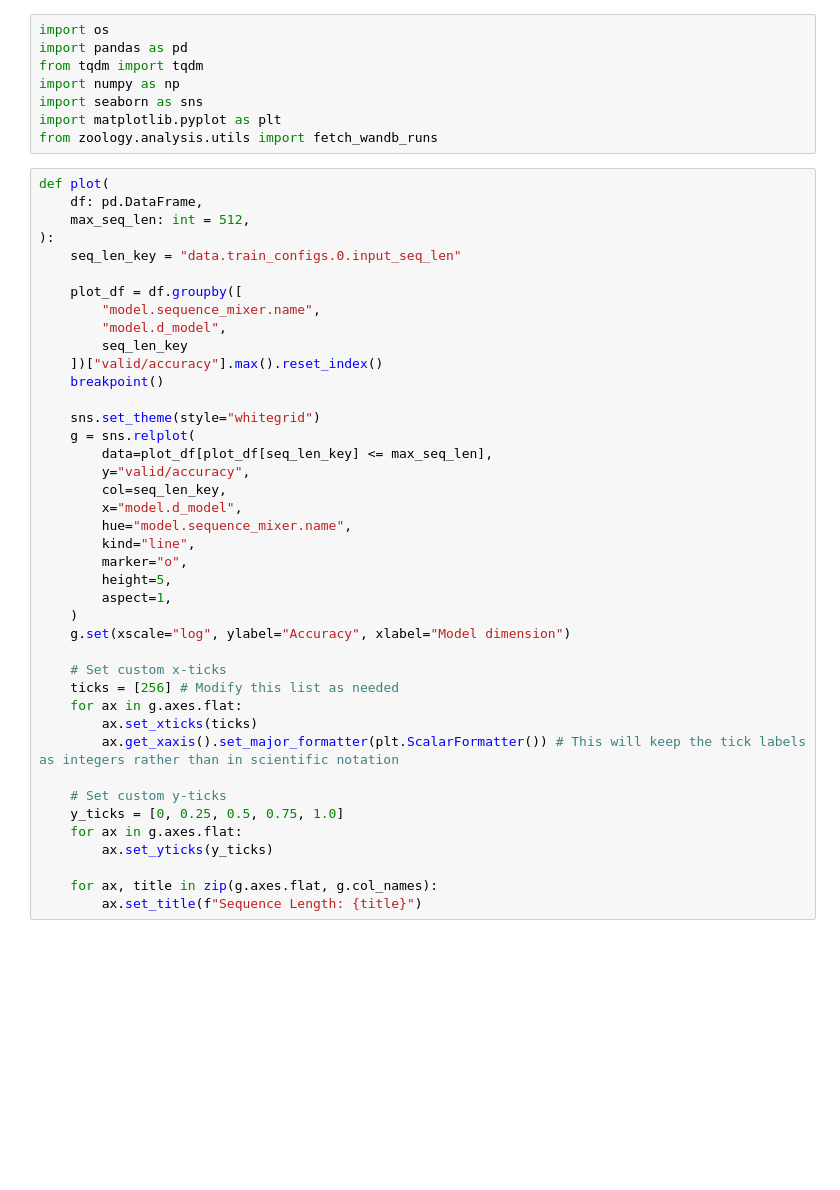
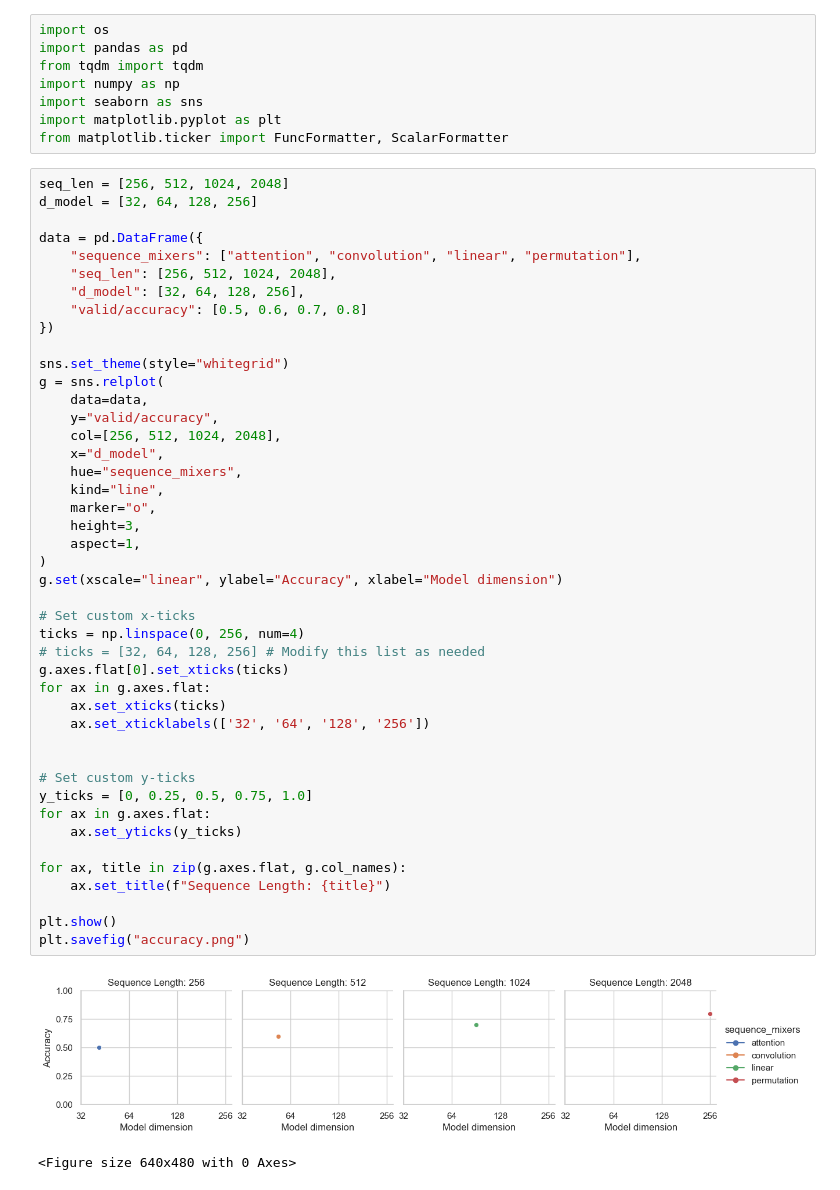
Before and after one commit to LoserCheems/Doge, a Jupyter notebook: evals/plot.ipynb, the cells around one changed output. Drawn from its saved outputs; the diff is of its cells as text; blank space fills up the shorter version.

```diff
--- a/evals/plot.ipynb
+++ b/evals/plot.ipynb
@@ -5,45 +5,51 @@ from tqdm import tqdm
 import numpy as np
 import seaborn as sns
 import matplotlib.pyplot as plt
-from zoology.analysis.utils import fetch_wandb_runs
+from matplotlib.ticker import FuncFormatter, ScalarFormatter
 # %%
-def plot(
-    df: pd.DataFrame,
-    max_seq_len: int = 512,
-):
-    seq_len_key = "data.train_configs.0.input_seq_len"
+seq_len = [256, 512, 1024, 2048]
+d_model = [32, 64, 128, 256]
 
-    plot_df = df.groupby([
-        "model.sequence_mixer.name",
-        "model.d_model",
-        seq_len_key
-    ])["valid/accuracy"].max().reset_index()
-    breakpoint()
+data = pd.DataFrame({
+    "sequence_mixers": ["attention", "convolution", "linear", "permutation"],
+    "seq_len": [256, 512, 1024, 2048],
+    "d_model": [32, 64, 128, 256],
+    "valid/accuracy": [0.5, 0.6, 0.7, 0.8]
+})
 
-    sns.set_theme(style="whitegrid")
-    g = sns.relplot(
-        data=plot_df[plot_df[seq_len_key] <= max_seq_len],
-        y="valid/accuracy",
-        col=seq_len_key,
-        x="model.d_model",
-        hue="model.sequence_mixer.name",
-        kind="line",
-        marker="o",
-        height=5,
-        aspect=1,
-    )
-    g.set(xscale="log", ylabel="Accuracy", xlabel="Model dimension")
+sns.set_theme(style="whitegrid")
+g = sns.relplot(
+    data=data,
+    y="valid/accuracy",
+    col=[256, 512, 1024, 2048],
+    x="d_model",
+    hue="sequence_mixers",
+    kind="line",
+    marker="o",
+    height=3,
+    aspect=1,
+)
+g.set(xscale="linear", ylabel="Accuracy", xlabel="Model dimension")
 
-    # Set custom x-ticks
-    ticks = [256] # Modify this list as needed
-    for ax in g.axes.flat:
-        ax.set_xticks(ticks)
-        ax.get_xaxis().set_major_formatter(plt.ScalarFormatter()) # This will keep the tick labels as integers rather than in scientific notation
+# Set custom x-ticks
+ticks = np.linspace(0, 256, num=4)
+# ticks = [32, 64, 128, 256] # Modify this list as needed
+g.axes.flat[0].set_xticks(ticks)
+for ax in g.axes.flat:
+    ax.set_xticks(ticks)
+    ax.set_xticklabels(['32', '64', '128', '256'])
 
-    # Set custom y-ticks
-    y_ticks = [0, 0.25, 0.5, 0.75, 1.0]
-    for ax in g.axes.flat:
-        ax.set_yticks(y_ticks)
 
-    for ax, title in zip(g.axes.flat, g.col_names):
-        ax.set_title(f"Sequence Length: {title}")
+# Set custom y-ticks
+y_ticks = [0, 0.25, 0.5, 0.75, 1.0]
+for ax in g.axes.flat:
+    ax.set_yticks(y_ticks)
+
+for ax, title in zip(g.axes.flat, g.col_names):
+    ax.set_title(f"Sequence Length: {title}")
+
+plt.show()
+plt.savefig("accuracy.png")
+# %% [output]
+[figure, added]
+<Figure size 640x480 with 0 Axes>
```
Also changed, not shown: parts of 3 cells of this notebook.
